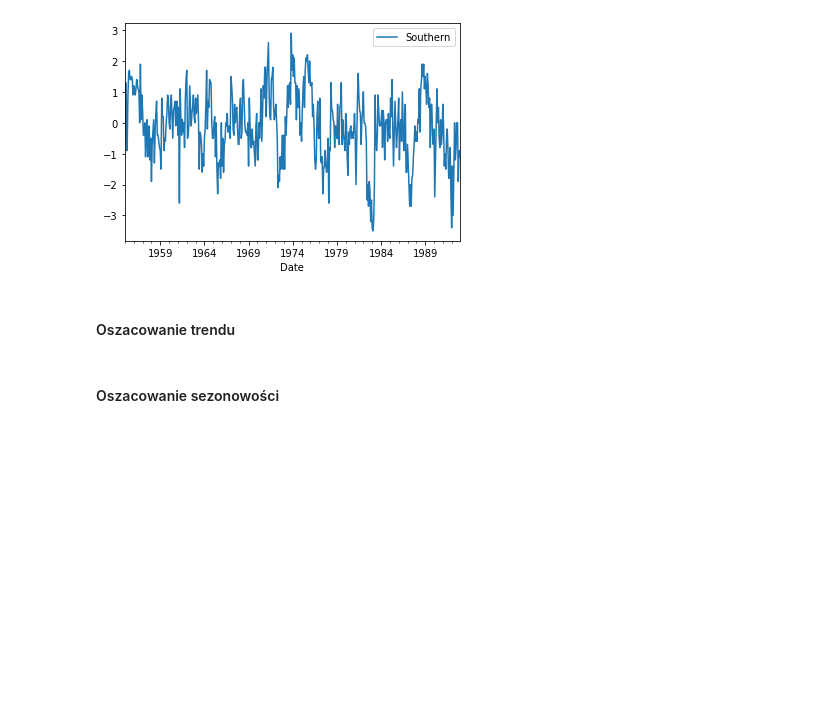
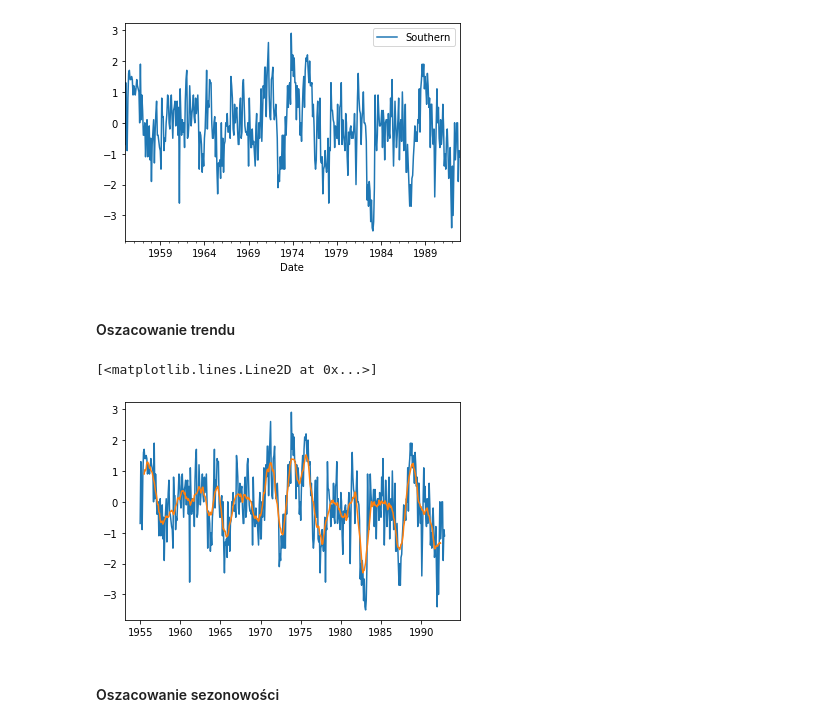
Before and after one commit to mdabrowski-phd/ds250223_regul, a Jupyter notebook: 04_szeregi_czasowe/04_dekompozycja_szeregu.ipynb, the cells around one changed output. Saved outputs shown, nothing was run; the diff lists cells and outputs as text; code cells hidden in the pictures; blank space fills up the shorter version.

```diff
--- a/04_szeregi_czasowe/04_dekompozycja_szeregu.ipynb
+++ b/04_szeregi_czasowe/04_dekompozycja_szeregu.ipynb
@@ -105,2 +109,13 @@ from statsmodels.tsa.filters.filtertools import convolution_filter
+# %%
+#średnia ruchoma
+period = 12
+trend = convolution_filter(southern.Southern, np.ones(period + 1), nsides=2) / (period + 1)
+# %%
+#wykres średniej ruchomej
+plt.plot(southern)
+plt.plot(trend)
+# %% [output]
+[<matplotlib.lines.Line2D at 0x...>]
+[figure, added]
 # %% [markdown]
 #### Oszacowanie sezonowości
```
Also changed, not shown: parts of 35 cells of this notebook.
